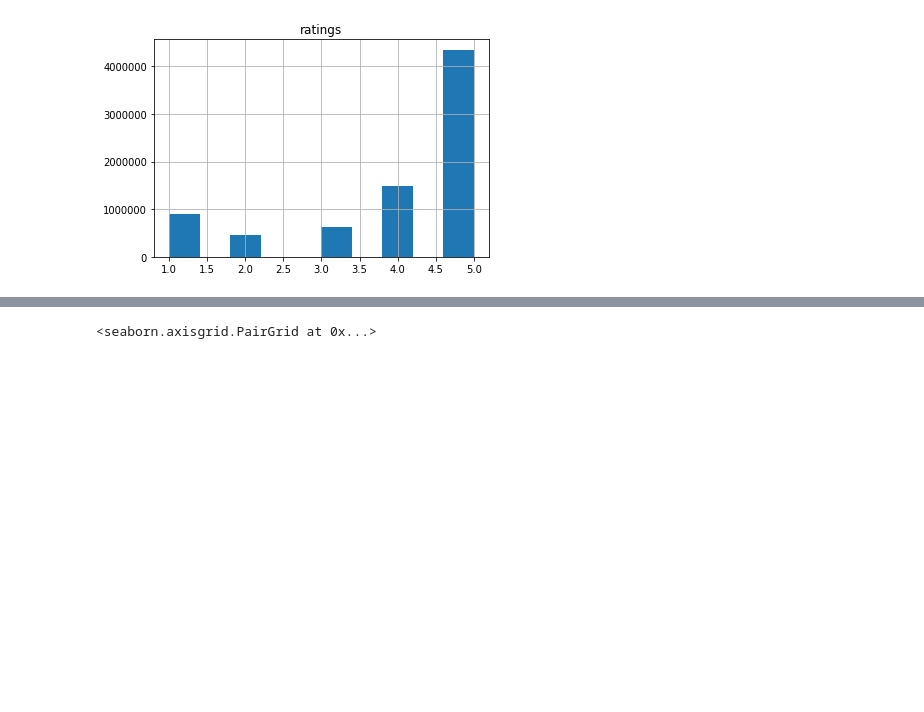
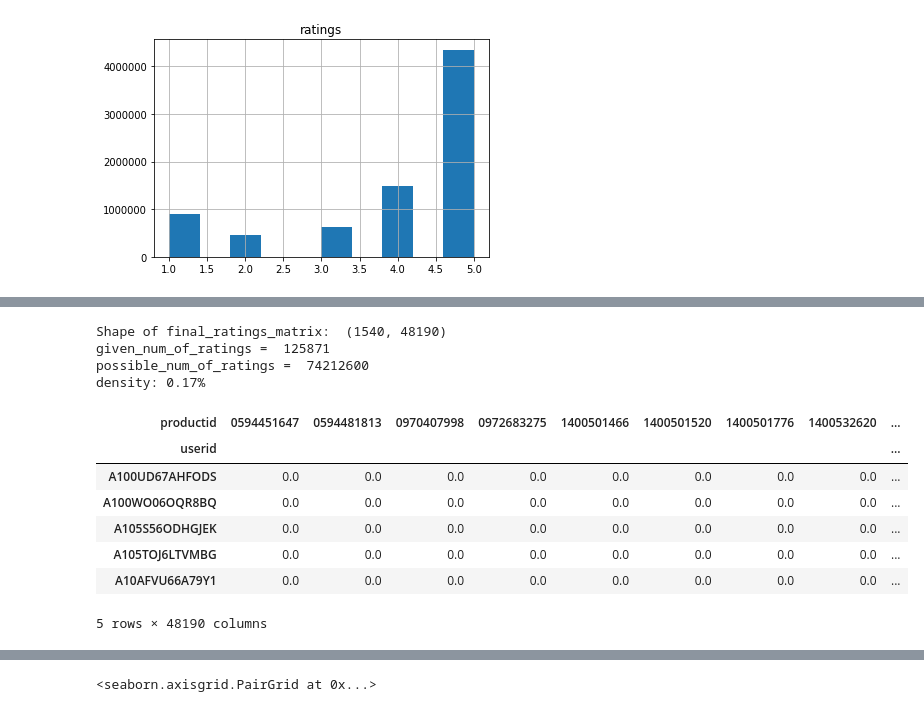
Before and after one commit to GreatLearningAIML1/bangalore-feb-batch-sandeshkannur, a Jupyter notebook: RecommSystems_R5_Project1_Sandesh_Kannur.ipynb, the cells around one changed output, grey strips where cells are left out. Saved outputs shown, nothing was run; the diff lists cells and outputs as text; code cells hidden in the pictures; blank space fills up the shorter version.

```diff
--- a/RecommSystems_R5_Project1_Sandesh_Kannur.ipynb
+++ b/RecommSystems_R5_Project1_Sandesh_Kannur.ipynb
@@ -54,0 +308,28 @@ array([[<matplotlib.axes._subplots.AxesSubplot object at 0x...>]],
+# %%
+final_ratings_matrix = df_final.pivot(index = 'userid', columns ='productid', values = 'ratings').fillna(0)
+print('Shape of final_ratings_matrix: ', final_ratings_matrix.shape)
+
+given_num_of_ratings = np.count_nonzero(final_ratings_matrix)
+print('given_num_of_ratings = ', given_num_of_ratings)
+possible_num_of_ratings = final_ratings_matrix.shape[0] * final_ratings_matrix.shape[1]
+print('possible_num_of_ratings = ', possible_num_of_ratings)
+density = (given_num_of_ratings/possible_num_of_ratings)
+density *= 100
+print ('density: {:4.2f}%'.format(density))
+# %% [output]
+Shape of final_ratings_matrix:  (1540, 48190)
+given_num_of_ratings =  125871
+possible_num_of_ratings =  74212600
+density: 0.17%
+# %%
+# Actual ratings given by the users
+final_ratings_matrix.head()
+# %% [output]
+| productid | 0594451647 | 0594481813 | 0970407998 | 0972683275 | 1400501466 | 1400501520 | 1400501776 | 1400532620 | ... |
+| userid |  |  |  |  |  |  |  |  | ... |
+| A100UD67AHFODS | 0.0 | 0.0 | 0.0 | 0.0 | 0.0 | 0.0 | 0.0 | 0.0 | ... |
+| A100WO06OQR8BQ | 0.0 | 0.0 | 0.0 | 0.0 | 0.0 | 0.0 | 0.0 | 0.0 | ... |
+| A105S56ODHGJEK | 0.0 | 0.0 | 0.0 | 0.0 | 0.0 | 0.0 | 0.0 | 0.0 | ... |
+| A105TOJ6LTVMBG | 0.0 | 0.0 | 0.0 | 0.0 | 0.0 | 0.0 | 0.0 | 0.0 | ... |
+| A10AFVU66A79Y1 | 0.0 | 0.0 | 0.0 | 0.0 | 0.0 | 0.0 | 0.0 | 0.0 | ... |
+5 rows × 48190 columns
```
Also changed, not shown: parts of 32 cells of this notebook.
